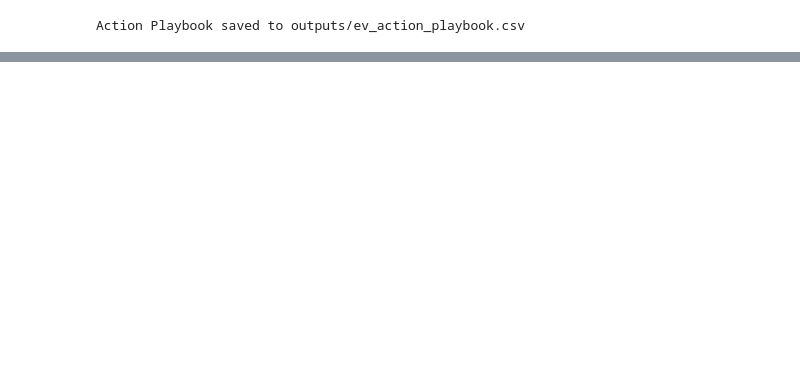
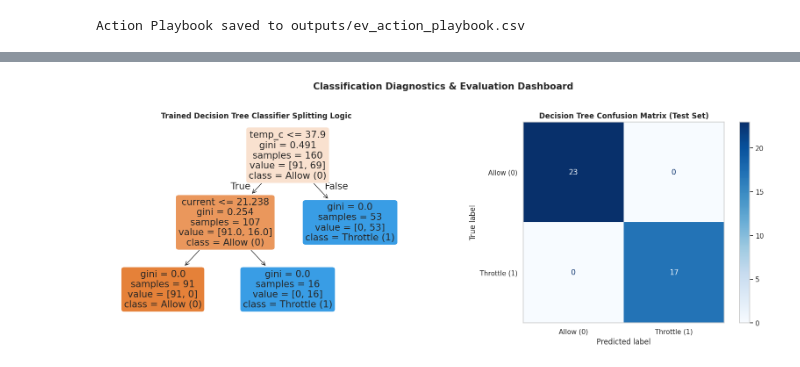
Before and after one commit to Srinithi-A/SMART-EV-CHARGER-ML-DATASET, a Jupyter notebook: EV_Charging.ipynb, the cells around one changed output, grey strips where cells are left out. Drawn from its saved outputs; the diff is of its cells as text; code cells hidden in the pictures; blank space fills up the shorter version.

```diff
--- a/EV_Charging.ipynb
+++ b/EV_Charging.ipynb
@@ -606,0 +670,51 @@ NameError: name 'df' is not defined
+# %%
+import matplotlib.pyplot as plt
+import seaborn as sns
+from sklearn.metrics import confusion_matrix, ConfusionMatrixDisplay
+from sklearn.tree import plot_tree
+from sklearn.tree import DecisionTreeClassifier
+from sklearn.model_selection import train_test_split
+
+# Recalculate 'target_throttle' target variable in case of dataset updates
+df["target_throttle"] = (
+    (df["power_w"] > 5000.0) | (df["current"] > 22.0) | (df["temp_c"] >= 38.0)
+).astype(int)
+
+# Configure training parameters
+feature_cols = ['hour_of_day', 'voltage', 'current', 'temp_c']
+X_data = df[feature_cols]
+y_data = df['target_throttle']
+X_train, X_test, y_train, y_test = train_test_split(X_data, y_data, test_size=0.20, random_state=42, stratify=y_data)
+
+# Train the Decision Tree classifier
+clf_tree = DecisionTreeClassifier(max_depth=2, random_state=42)
+clf_tree.fit(X_train, y_train)
+test_preds = clf_tree.predict(X_test)
+
+# Configure visual theme
+sns.set_theme(style='whitegrid')
+fig, axes = plt.subplots(1, 2, figsize=(16, 6))
+
+# 1. Plot the Trained Decision Tree Structure
+plot_tree(
+    clf_tree,
+    feature_names=feature_cols,
+    class_names=['Allow (0)', 'Throttle (1)'],
+    filled=True,
+    rounded=True,
+    ax=axes[0]
+)
+axes[0].set_title('Trained Decision Tree Classifier Splitting Logic', fontsize=12, fontweight='bold')
+
+# 2. Plot the Confusion Matrix
+cm = confusion_matrix(y_test, test_preds)
+cm_display = ConfusionMatrixDisplay(confusion_matrix=cm, display_labels=['Allow (0)', 'Throttle (1)'])
+cm_display.plot(cmap='Blues', ax=axes[1], values_format='d')
+axes[1].set_title('Decision Tree Confusion Matrix (Test Set)', fontsize=12, fontweight='bold')
+axes[1].grid(False)
+
+plt.suptitle('Classification Diagnostics & Evaluation Dashboard', fontsize=15, fontweight='bold', y=1.02)
+plt.tight_layout()
+plt.show()
+# %% [output]
+[figure, added]
```
Also changed, not shown: parts of 3 cells of this notebook.
